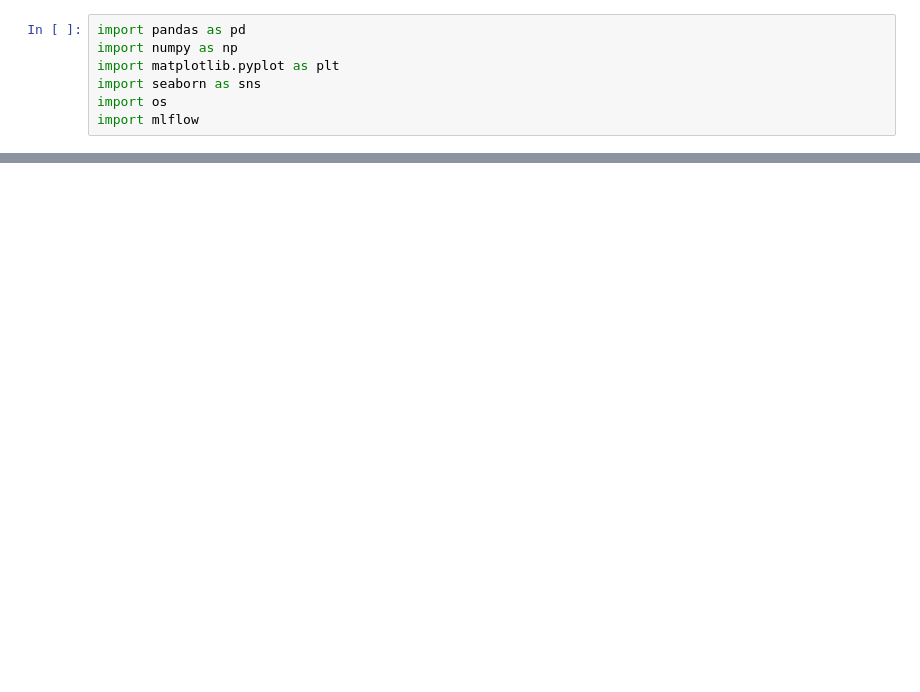
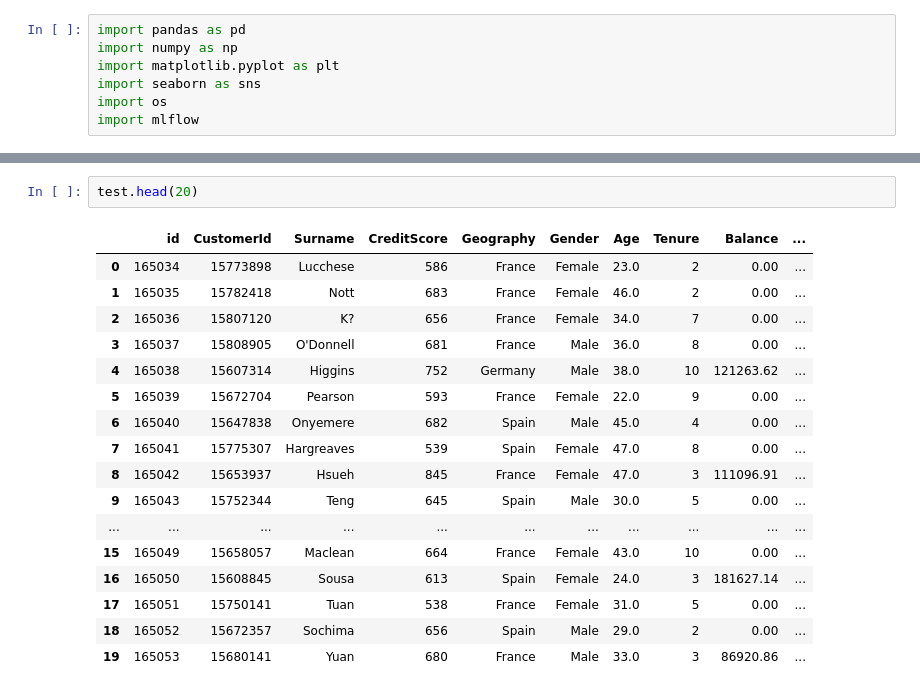
Before and after one commit to timothyafolami/kaggle-playground-series-2024, a Jupyter notebook: code.ipynb, the cells around one changed output, grey strips where cells are left out. Cells and saved outputs as stored; diff of their text form; blank space fills up the shorter version.

```diff
--- a/code.ipynb
+++ b/code.ipynb
@@ -7,0 +39,20 @@ import mlflow
+# %%
+test.head(20)
+# %% [output]
+|  | id | CustomerId | Surname | CreditScore | Geography | Gender | Age | Tenure | Balance | ... |
+| 0 | 165034 | 15773898 | Lucchese | 586 | France | Female | 23.0 | 2 | 0.00 | ... |
+| 1 | 165035 | 15782418 | Nott | 683 | France | Female | 46.0 | 2 | 0.00 | ... |
+| 2 | 165036 | 15807120 | K? | 656 | France | Female | 34.0 | 7 | 0.00 | ... |
+| 3 | 165037 | 15808905 | O'Donnell | 681 | France | Male | 36.0 | 8 | 0.00 | ... |
+| 4 | 165038 | 15607314 | Higgins | 752 | Germany | Male | 38.0 | 10 | 121263.62 | ... |
+| 5 | 165039 | 15672704 | Pearson | 593 | France | Female | 22.0 | 9 | 0.00 | ... |
+| 6 | 165040 | 15647838 | Onyemere | 682 | Spain | Male | 45.0 | 4 | 0.00 | ... |
+| 7 | 165041 | 15775307 | Hargreaves | 539 | Spain | Female | 47.0 | 8 | 0.00 | ... |
+| 8 | 165042 | 15653937 | Hsueh | 845 | France | Female | 47.0 | 3 | 111096.91 | ... |
+| 9 | 165043 | 15752344 | Teng | 645 | Spain | Male | 30.0 | 5 | 0.00 | ... |
+| ... | ... | ... | ... | ... | ... | ... | ... | ... | ... | ... |
+| 15 | 165049 | 15658057 | Maclean | 664 | France | Female | 43.0 | 10 | 0.00 | ... |
+| 16 | 165050 | 15608845 | Sousa | 613 | Spain | Female | 24.0 | 3 | 181627.14 | ... |
+| 17 | 165051 | 15750141 | Tuan | 538 | France | Female | 31.0 | 5 | 0.00 | ... |
+| 18 | 165052 | 15672357 | Sochima | 656 | Spain | Male | 29.0 | 2 | 0.00 | ... |
+| 19 | 165053 | 15680141 | Yuan | 680 | France | Male | 33.0 | 3 | 86920.86 | ... |
```
Also changed, not shown: parts of 44 cells of this notebook, 1 other file.
